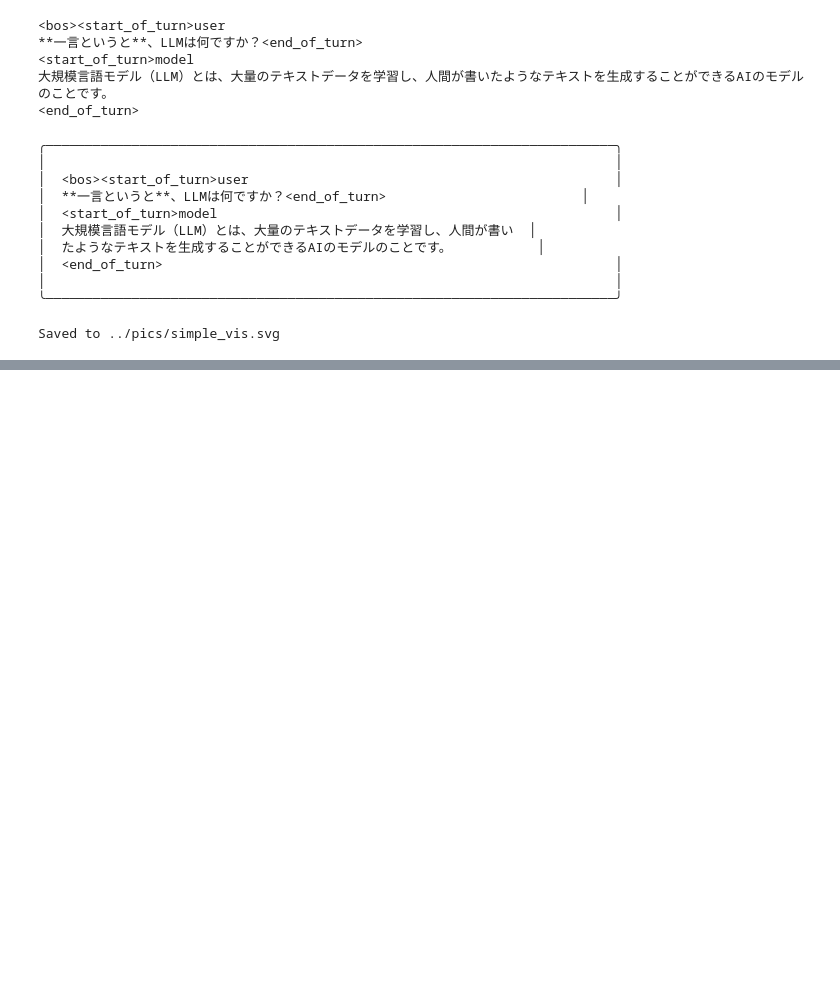
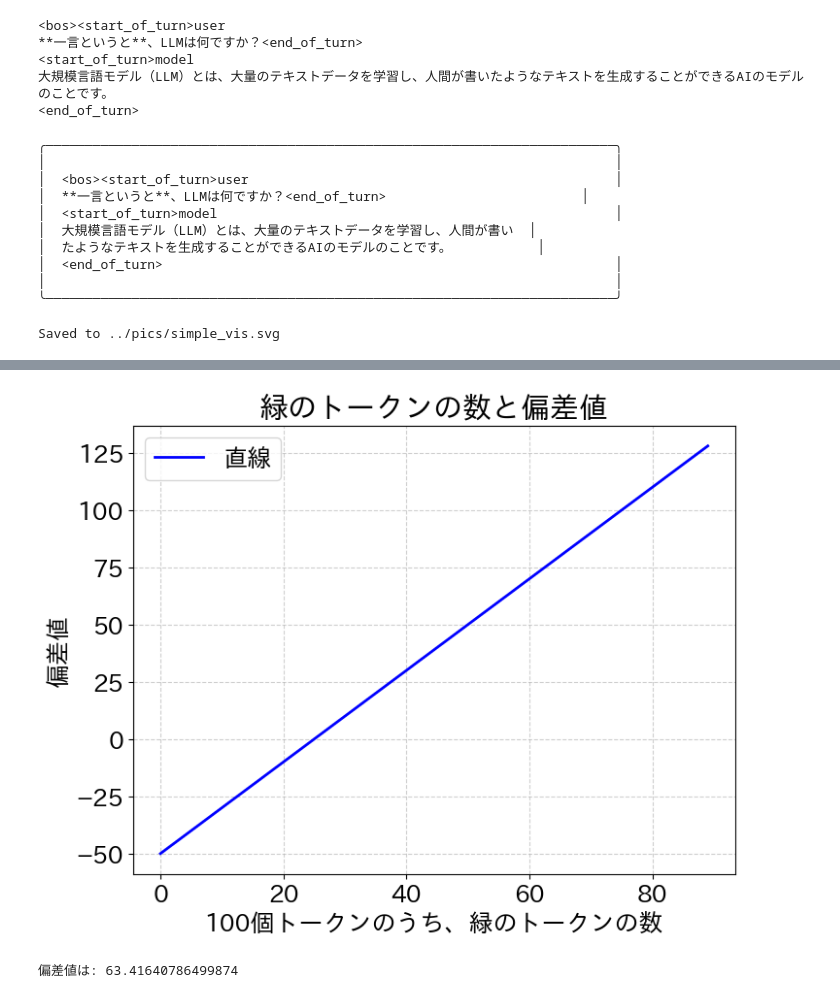
Before and after one commit to XHLin-gamer/Easy_LLM_Watermark, a Jupyter notebook: scripts/4.LLM_Watermark.ipynb, the cells around one changed output, grey strips where cells are left out. Cells and saved outputs as stored; diff of their text form; code cells hidden in the pictures; blank space fills up the shorter version.

```diff
--- a/scripts/4.LLM_Watermark.ipynb
+++ b/scripts/4.LLM_Watermark.ipynb
@@ -268,0 +766,47 @@ Saved to ../pics/simple_vis.svg
+# %%
+import numpy as np
+def z_score(G, n, p):
+    return (G - n*p) / (np.sqrt(n*p*(1-p)))
+
+def 偏差値(G, n, p):
+    return z_score(G, n, p) * 10 + 50
+
+x = list()
+y = list()
+for i in range(90):
+    y.append(偏差値(i, 100, 0.5))
+    x.append(i)
+
+import matplotlib.pyplot as plt
+
+
+# 2. Create the plot
+plt.figure(figsize=(8, 6))
+plt.plot(x, y, label='直線', color='blue', linewidth=2)
+
+# 3. Add title and axis labels
+plt.title('緑のトークンの数と偏差値')
+plt.xlabel('100個トークンのうち、緑のトークンの数')
+plt.ylabel('偏差値')
+
+# Add a grid and a legend for better readability
+plt.grid(True, linestyle='--', alpha=0.6)
+plt.legend()
+
+# 4. Save the plot
+plt.savefig('simple_xy_curve.svg')
+# %% [output]
+[figure, added]
+# %%
+def detect_watermark(text: str, p = 0.5):
+    tokens = tokenizer.encode(text)
+    G = 0
+    for token in tokens:
+        if green_dict[token]: G += 1
+    return 偏差値(G, len(tokens), p)
+
+text = "自由とは、**自分で考え、選択し、自分の意志で行動できる状態**です。"
+score = detect_watermark(text)
+print("偏差値は:", score)
+# %% [output]
+偏差値は: 63.41640786499874
```
Also changed, not shown: parts of 25 cells of this notebook, 16 other files.
